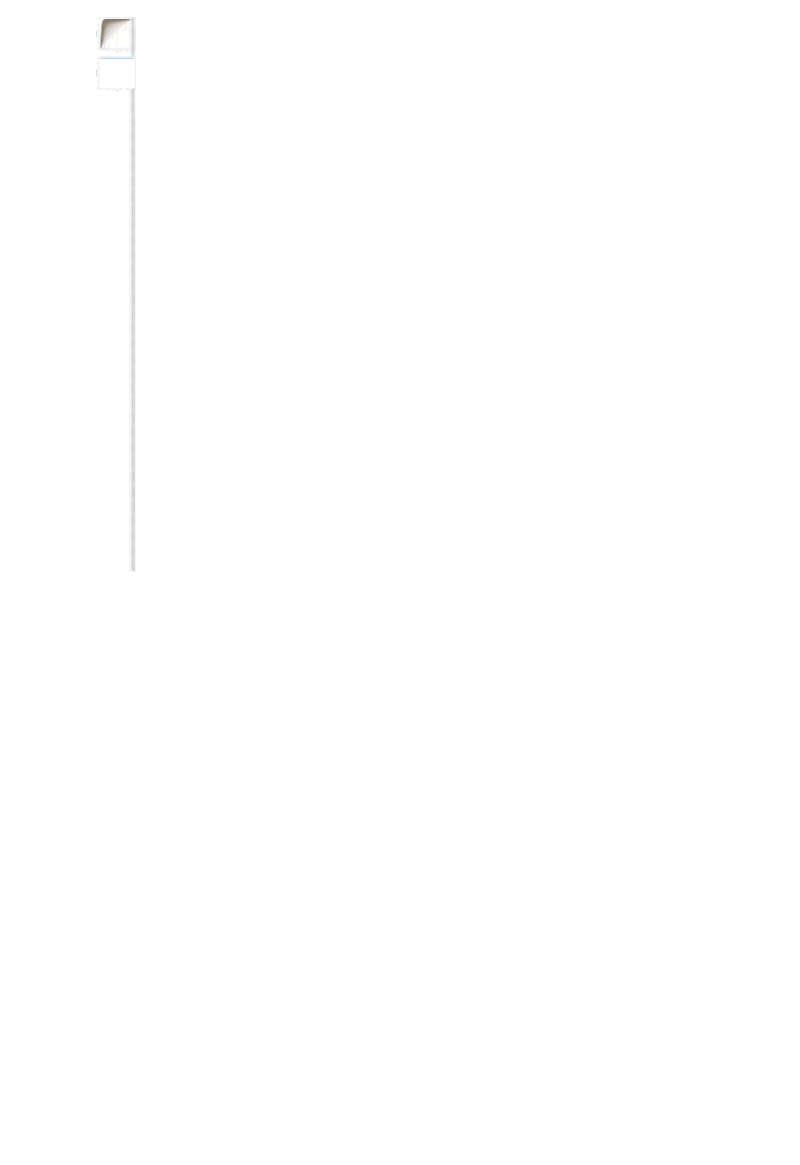
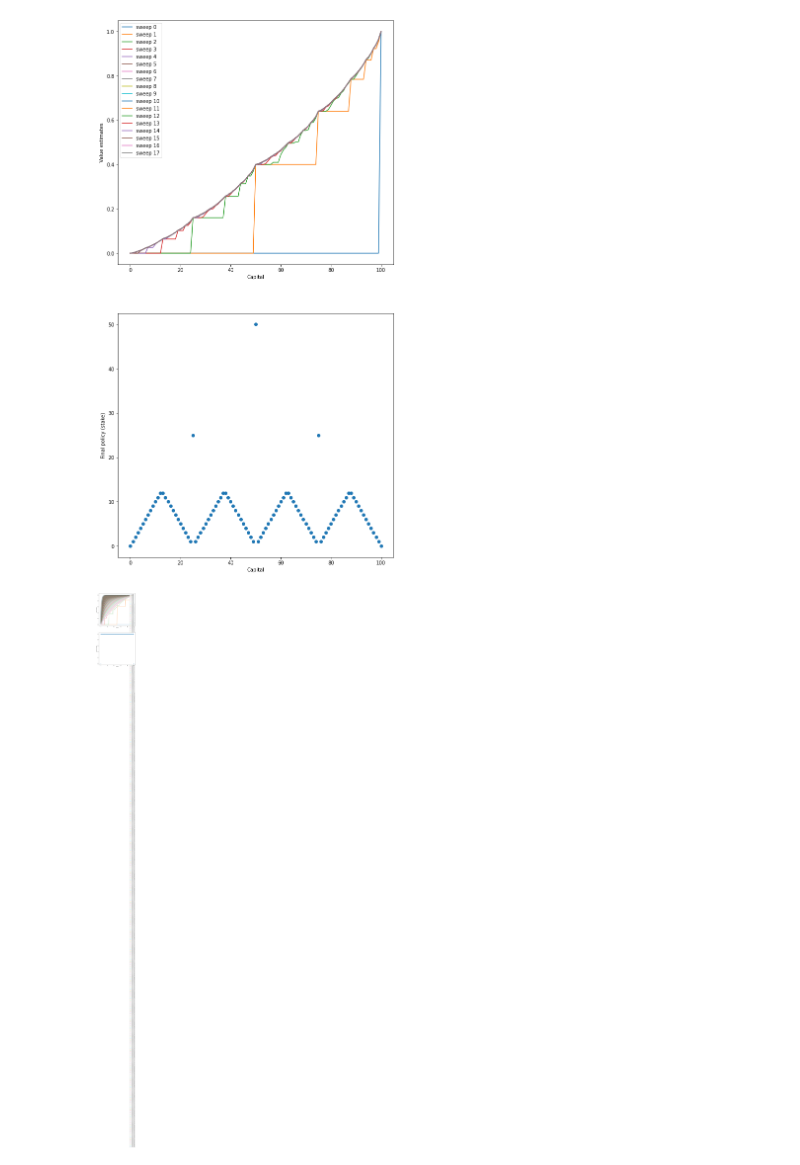
Before and after one commit to yasutak/group_reading_of_reinforcement_learning_by_sutton, a Jupyter notebook: chapter04/gamblers_problem_percent_experimenting.ipynb, the cells around one changed output. Cells and saved outputs as stored; diff of their text form; code cells hidden in the pictures; blank space fills up the shorter version.

```diff
--- a/chapter04/gamblers_problem_percent_experimenting.ipynb
+++ b/chapter04/gamblers_problem_percent_experimenting.ipynb
@@ -93,6 +93,10 @@ def figure_4_3(head_prob=0.4, discount=1):
 
     plt.show()
     plt.close()
+# %%
+figure_4_3(head_prob=0.4, discount=1)
+# %% [output]
+[figure, added]
 # %%
 figure_4_3(head_prob=0.6, discount=1)
 # %% [output]
```
